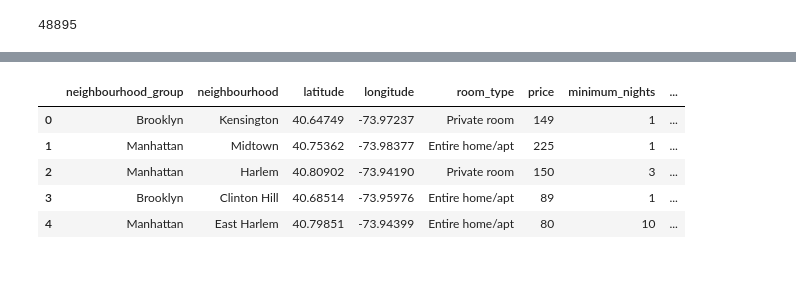
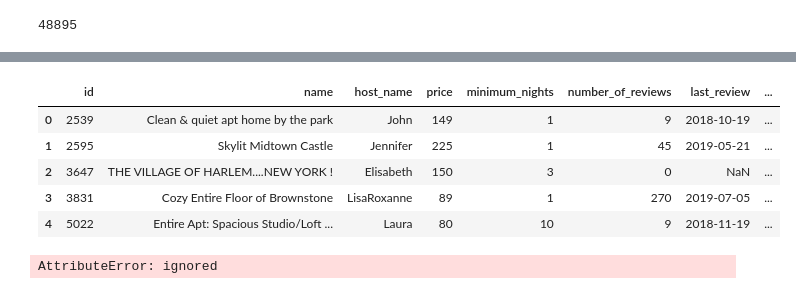
Before and after one commit to SharmaAyush98/EDA_CAPSTONE, a Jupyter notebook: Airbnb_Bookings_Analysis_Capstone_Project.ipynb, the cells around one changed output, grey strips where cells are left out. Saved outputs shown, nothing was run; the diff lists cells and outputs as text; code cells hidden in the pictures.

```diff
--- a/Airbnb_Bookings_Analysis_Capstone_Project.ipynb
+++ b/Airbnb_Bookings_Analysis_Capstone_Project.ipynb
@@ -102,5 +97,5 @@ airbnb
 # %%
 # Which are the busiest or least busy areas according to customers or hosts and why?
 
-airbnb.drop(['id','name','last_review','number_of_reviews'], axis=1, inplace=True)
-airbnb.head()
+# airbnb.drop(['id','name','last_review','number_of_reviews'], axis=1, inplace=True)
+# airbnb.head()
@@ -172,13 +189,17 @@ airbnb.tail()
 # %%
 # Which are the busiest or least busy areas according to customers or hosts and why?
-airbnb.drop(['host_id','host_name','reviews_per_month'], axis=1, inplace=True)
+airbnb.drop(['host_id','neighbourhood_group','neighbourhood','latitude','longitude','room_type','calculated_host_listings_count'], axis=1, inplace=True)
 airbnb.head()
 # %% [output]
-|  | neighbourhood_group | neighbourhood | latitude | longitude | room_type | price | minimum_nights | ... |
-| 0 | Brooklyn | Kensington | 40.64749 | -73.97237 | Private room | 149 | 1 | ... |
-| 1 | Manhattan | Midtown | 40.75362 | -73.98377 | Entire home/apt | 225 | 1 | ... |
-| 2 | Manhattan | Harlem | 40.80902 | -73.94190 | Private room | 150 | 3 | ... |
-| 3 | Brooklyn | Clinton Hill | 40.68514 | -73.95976 | Entire home/apt | 89 | 1 | ... |
-| 4 | Manhattan | East Harlem | 40.79851 | -73.94399 | Entire home/apt | 80 | 10 | ... |
+|  | id | name | host_name | price | minimum_nights | number_of_reviews | last_review | ... |
+| 0 | 2539 | Clean & quiet apt home by the park | John | 149 | 1 | 9 | 2018-10-19 | ... |
+| 1 | 2595 | Skylit Midtown Castle | Jennifer | 225 | 1 | 45 | 2019-05-21 | ... |
+| 2 | 3647 | THE VILLAGE OF HARLEM....NEW YORK ! | Elisabeth | 150 | 3 | 0 | NaN | ... |
+| 3 | 3831 | Cozy Entire Floor of Brownstone | LisaRoxanne | 89 | 1 | 270 | 2019-07-05 | ... |
+| 4 | 5022 | Entire Apt: Spacious Studio/Loft ... | Laura | 80 | 10 | 9 | 2018-11-19 | ... |
+# %%
+airbnb.number_of_reviews.value_counts().head()
+# %% [output]
+AttributeError: ignored
 # %%
 #what is our new marketing initiatives as well as the implementation of innovative additional services?
```
Also changed, not shown: parts of 7 cells of this notebook.
